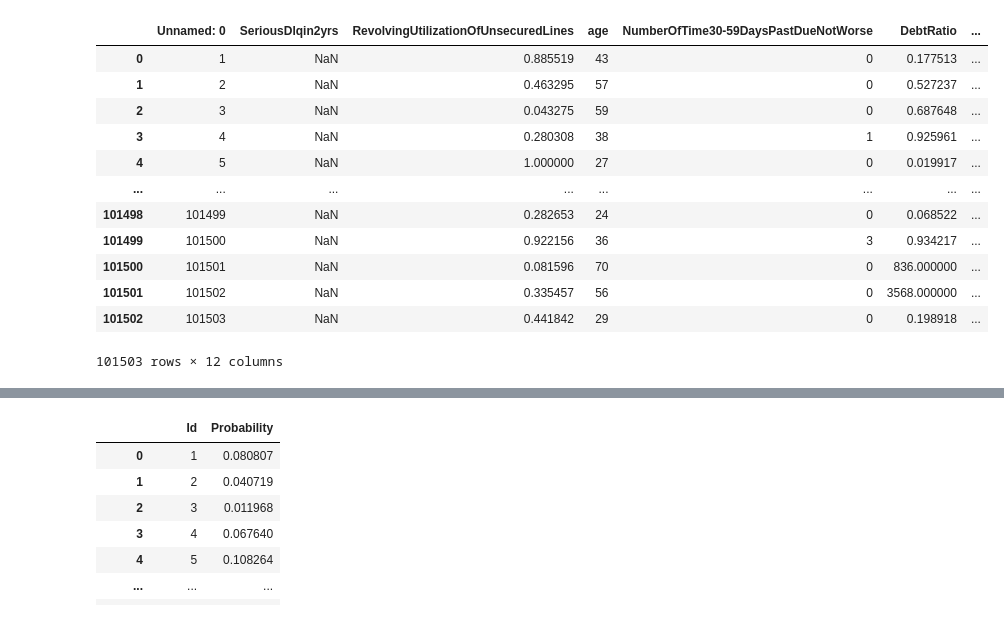
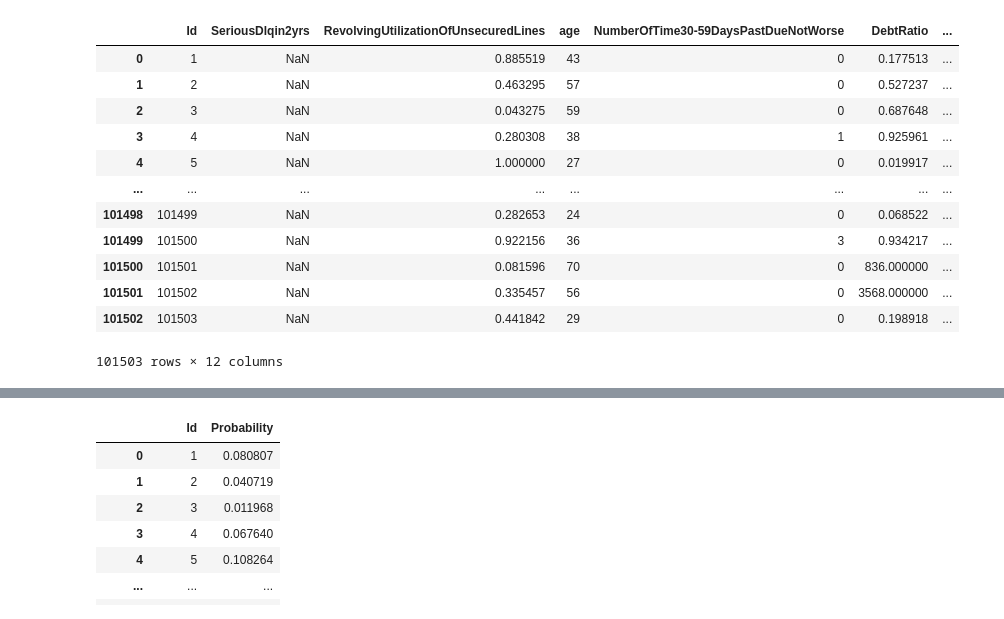
Before and after one commit to Rohan140101/CreditScore, a Jupyter notebook: Linear_Regression.ipynb, the cells around one changed output, grey strips where cells are left out. Drawn from its saved outputs; the diff is of its cells as text; code cells hidden in the pictures.

```diff
--- a/Linear_Regression.ipynb
+++ b/Linear_Regression.ipynb
@@ -5,10 +3,11 @@ import numpy as np
 import pandas as pd
 import matplotlib.pyplot as plt
 # %%
-dataset2 = pd.read_csv('https://raw.githubusercontent.com/JLZml/Credit-Scoring-Data-Sets/master/3.%20Kaggle/Give%20Me%20Some%20Credit/cs-test.csv')
-dataset2
+# dataset = pd.read_csv('https://raw.githubusercontent.com/JLZml/Credit-Scoring-Data-Sets/master/3.%20Kaggle/Give%20Me%20Some%20Credit/cs-test.csv')
+dataset = pd.read_csv('dataset/creditscoreds.csv')
+dataset
 # %% [output]
-|  | Unnamed: 0 | SeriousDlqin2yrs | RevolvingUtilizationOfUnsecuredLines | age | NumberOfTime30-59DaysPastDueNotWorse | DebtRatio | ... |
+|  | Id | SeriousDlqin2yrs | RevolvingUtilizationOfUnsecuredLines | age | NumberOfTime30-59DaysPastDueNotWorse | DebtRatio | ... |
 | 0 | 1 | NaN | 0.885519 | 43 | 0 | 0.177513 | ... |
 | 1 | 2 | NaN | 0.463295 | 57 | 0 | 0.527237 | ... |
 | 2 | 3 | NaN | 0.043275 | 59 | 0 | 0.687648 | ... |
```
Also changed, not shown: parts of 8 cells of this notebook, 7 other files.
